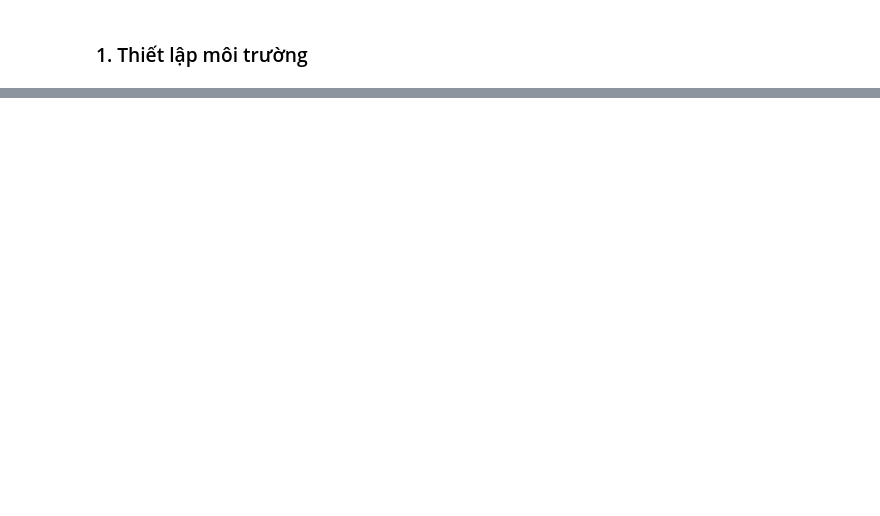
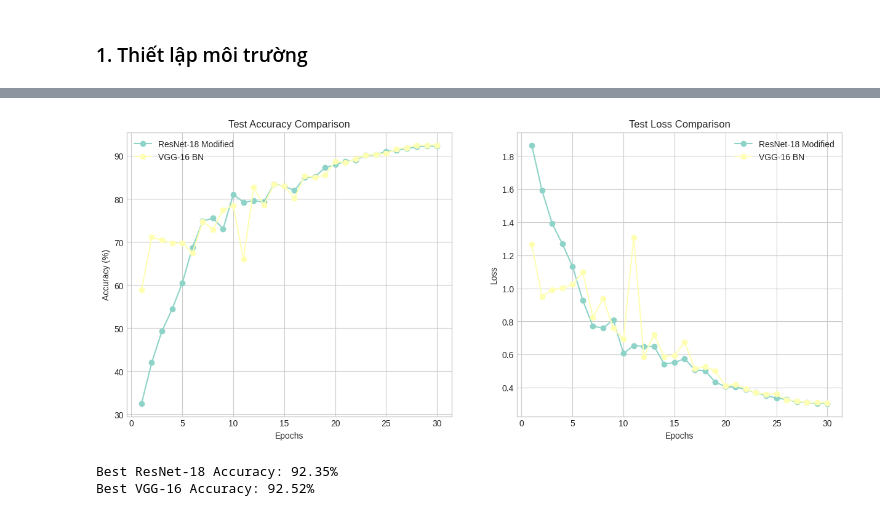
Before and after one commit to Thehy-IT/Pratice-Deep_learning, a Jupyter notebook: LAB2_051205009083_HuynhTheHy.ipynb, the cells around one changed output, grey strips where cells are left out. Cells and saved outputs as stored; diff of their text form; code cells hidden in the pictures; blank space fills up the shorter version.

```diff
--- a/LAB2_051205009083_HuynhTheHy.ipynb
+++ b/LAB2_051205009083_HuynhTheHy.ipynb
@@ -383,0 +198,17 @@ Bài thực hành đã hoàn thành các mục tiêu đề ra. Em đã làm quen
+# %%
+# 1. Tải VGG16 có Batch Normalization (Tốt hơn bản thường)
+model_vgg = torchvision.models.vgg16_bn(weights=torchvision.models.VGG16_BN_Weights.DEFAULT)
+
+# 2. Thay đổi lớp Classifier
+# VGG giảm kích thước ảnh qua 5 lớp pool: 32 -> 16 -> 8 -> 4 -> 2 -> 1
+# Lớp classifier gốc của VGG rất nặng (4096 nodes), ta có thể giữ nguyên hoặc thu gọn.
+# Ở đây ta giữ cấu trúc nhưng thay lớp cuối cùng.
+num_ftrs_vgg = model_vgg.classifier[6].in_features
+model_vgg.classifier[6] = nn.Linear(num_ftrs_vgg, 10)
+
+# 3. Chuyển model sang thiết bị
+model_vgg = model_vgg.to(device)
+
+# 4. Chạy Training (Full Fine-tuning)
+# VGG thường tốn nhiều VRAM và tính toán hơn
+history_vgg = run_experiment(model_vgg, "VGG-16 (BN)", num_epochs, trainloader, testloader, device)
@@ -383,0 +234,32 @@ Bài thực hành đã hoàn thành các mục tiêu đề ra. Em đã làm quen
+# %%
+def plot_history(histories, titles):
+    fig, (ax1, ax2) = plt.subplots(1, 2, figsize=(15, 6))
+
+    for hist, title in zip(histories, titles):
+        epochs = range(1, len(hist['test_acc']) + 1)
+        ax1.plot(epochs, hist['test_acc'], 'o-', label=f'{title}')
+        ax2.plot(epochs, hist['test_loss'], 'o-', label=f'{title}')
+
+    ax1.set_title('Test Accuracy Comparison')
+    ax1.set_xlabel('Epochs')
+    ax1.set_ylabel('Accuracy (%)')
+    ax1.legend()
+    ax1.grid(True)
+
+    ax2.set_title('Test Loss Comparison')
+    ax2.set_xlabel('Epochs')
+    ax2.set_ylabel('Loss')
+    ax2.legend()
+    ax2.grid(True)
+
+    plt.show()
+
+plot_history([history_resnet, history_vgg], ["ResNet-18 Modified", "VGG-16 BN"])
+
+# In kết quả tốt nhất
+print(f"Best ResNet-18 Accuracy: {max(history_resnet['test_acc']):.2f}%")
+print(f"Best VGG-16 Accuracy: {max(history_vgg['test_acc']):.2f}%")
+# %% [output]
+[figure, added]
+Best ResNet-18 Accuracy: 92.35%
+Best VGG-16 Accuracy: 92.52%
```
Also changed, not shown: parts of 20 cells of this notebook.
